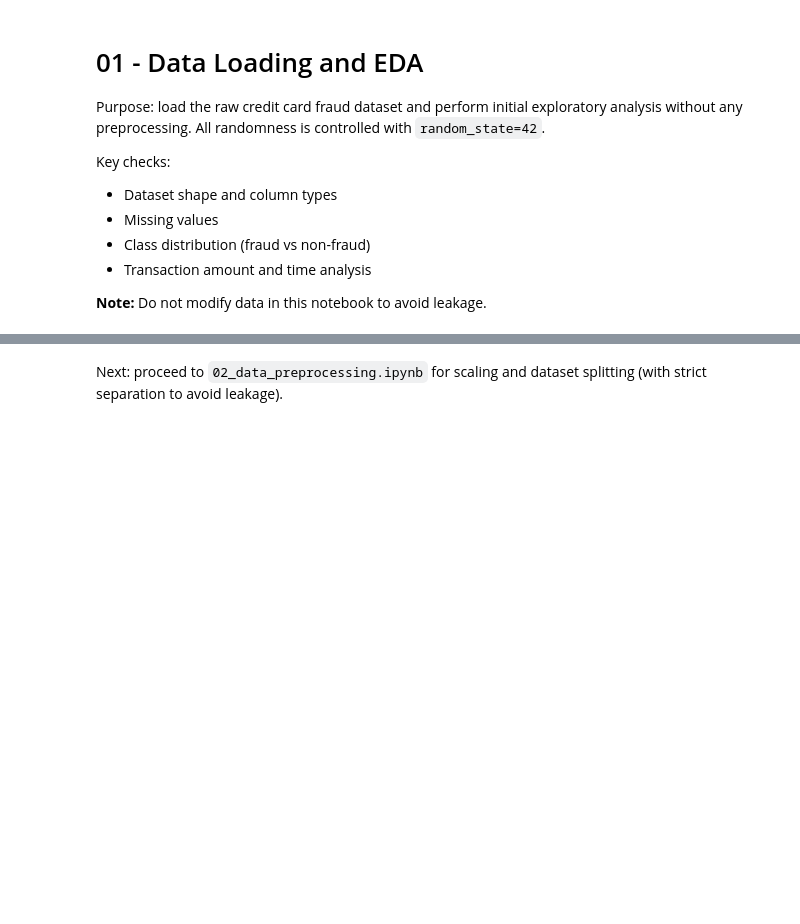
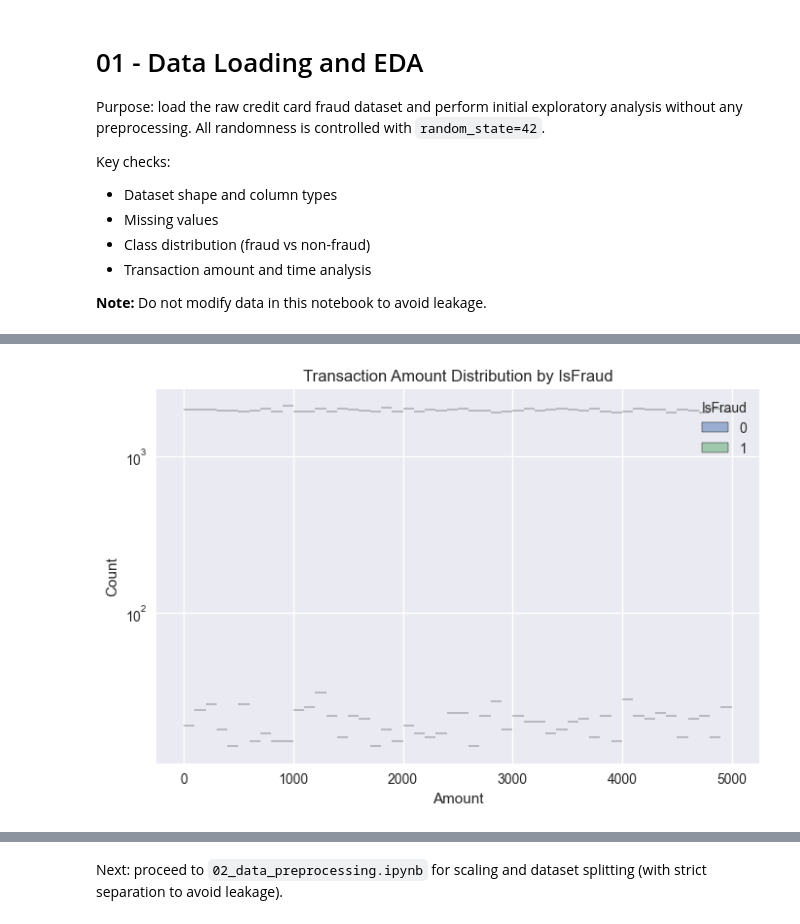
Before and after one commit to Dev666-vijay/FYP2025-Fraud-Detection, a Jupyter notebook: notebooks/01_data_loading_and_eda.ipynb, the cells around one changed output, grey strips where cells are left out. Saved outputs shown, nothing was run; the diff lists cells and outputs as text; code cells hidden in the pictures; blank space fills up the shorter version.

```diff
--- a/notebooks/01_data_loading_and_eda.ipynb
+++ b/notebooks/01_data_loading_and_eda.ipynb
@@ -43,7 +76,9 @@ plt.show()
 # %%
 # Transaction Amount distribution by class
 fig, ax = plt.subplots(figsize=(8,5))
-sns.histplot(data=data, x='Amount', hue='Class', log_scale=(False, True), bins=50, ax=ax)
-ax.set_title('Transaction Amount Distribution by Class')
+sns.histplot(data=data, x='Amount', hue='IsFraud', log_scale=(False, True), bins=50, ax=ax)
+ax.set_title('Transaction Amount Distribution by IsFraud')
 plt.show()
+# %% [output]
+[figure, added]
 # %%
```
Also changed, not shown: parts of 6 cells of this notebook, 5 other files.
